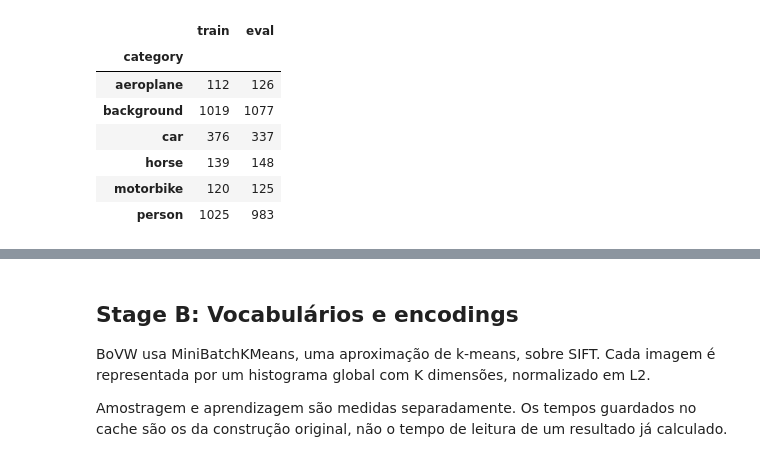
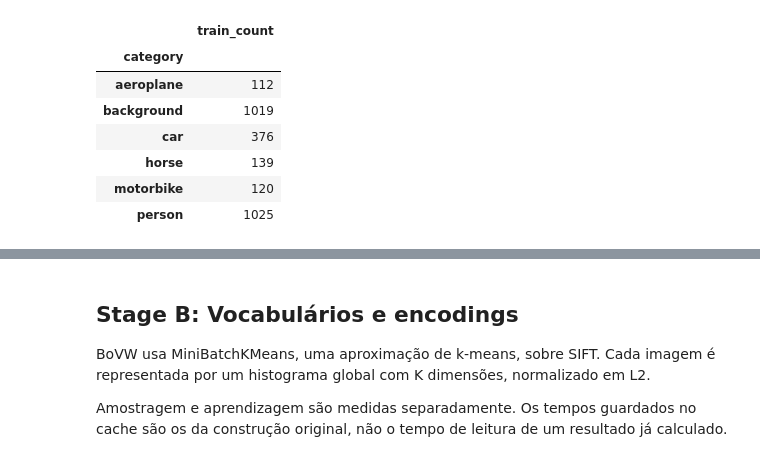
Before and after one commit to luis-bb/iacv_labs, a Jupyter notebook: assignment2/code/3_vocabulary_pca.ipynb, the cells around one changed output, grey strips where cells are left out. Saved outputs shown, nothing was run; the diff lists cells and outputs as text; code cells hidden in the pictures.

Commit message:
part3

```diff
--- a/assignment2/code/3_vocabulary_pca.ipynb
+++ b/assignment2/code/3_vocabulary_pca.ipynb
@@ -25,7 +23,7 @@ from inspect import signature
 from sklearn.cluster import MiniBatchKMeans
 from sklearn.decomposition import PCA
 from sklearn.svm import LinearSVC
-from sklearn.model_selection import train_test_split
+from sklearn.model_selection import StratifiedKFold
 from sklearn.metrics import average_precision_score, accuracy_score, f1_score, confusion_matrix
 from sklearn.exceptions import ConvergenceWarning
 from IPython.display import display
@@ -35,22 +33,20 @@ from src.features import computeFeatures
 PART3_ROOT = Path("data")
 PART3_OUTPUT = Path("results/part3_complete")
 PART3_CACHE = PART3_OUTPUT / "cache"
-PART3_TEST_SPLITS = None
-PART3_TEST_IMAGES = None
 PART3_CATEGORIES = ("motorbike", "aeroplane", "person", "horse", "car")
 PART3_SEEDS = (42, 43, 44)
 PART3_DIMS = (128, 256)
-PART3_VAL_FRACTION = 0.2
+PART3_N_FOLDS = 5
 PART3_C = 10.0
 PART3_SAMPLE_IMAGES_PER_CLASS = 100
 PART3_SAMPLE_DESCRIPTORS = 128
 PART3_MAX_DESCRIPTORS = 2000
 PART3_METHODS = {"bovw": (128, 256, 512, 1024)}
 SVM_DEFAULTS = signature(utils.train_svm).parameters
-SVM_MAX_ITER = SVM_DEFAULTS["max_iter"].default
+SVM_MAX_ITER = 200_000  # coerente com Part 1/2; evita parar cedo nos dados de alta dimensão
 SVM_TOL = SVM_DEFAULTS["tol"].default
 SVM_SEED = SVM_DEFAULTS["seed"].default
-PART3_VERSION = "bovw-only-v1"
+PART3_VERSION = "bovw-cv5-multilabel-v3"
 PART3_OUTPUT.mkdir(parents=True, exist_ok=True)
 PART3_CACHE.mkdir(parents=True, exist_ok=True)
 
@@ -62,7 +58,8 @@ part3_environment = {"python": platform.python_version(), "numpy": np.__version_
     "sample_images_per_class": PART3_SAMPLE_IMAGES_PER_CLASS,
     "sample_descriptors_per_image": PART3_SAMPLE_DESCRIPTORS,
     "max_descriptors_per_image": PART3_MAX_DESCRIPTORS,
-    "test_splits": str(PART3_TEST_SPLITS), "test_images": str(PART3_TEST_IMAGES),
+    "evaluation": "train-only repeated 5-fold CV, multi-label-aware; NO test/val evaluation",
+    "folds": PART3_N_FOLDS,
     "version": PART3_VERSION}
 display(part3_environment)
 (PART3_OUTPUT / "environment.json").write_text(
@@ -103,30 +98,39 @@ def cacheKey(*values):
 
 
 part3_train_table = utils.loadSamplesTable(PART3_ROOT / "splits", PART3_ROOT / "images", subset="train")
-if (PART3_TEST_SPLITS is None) != (PART3_TEST_IMAGES is None):
-    raise ValueError("Definir simultaneamente os splits e as imagens do teste")
-part3_eval_table = utils.loadSamplesTable(
-    PART3_ROOT / "splits" if PART3_TEST_SPLITS is None else Path(PART3_TEST_SPLITS),
-    PART3_ROOT / "images" if PART3_TEST_IMAGES is None else Path(PART3_TEST_IMAGES),
-    subset="val")
-part3_eval_label = "val fornecido reutilizado" if PART3_TEST_SPLITS is None else "teste externo fornecido pelo utilizador"
 part3_allowed = (*PART3_CATEGORIES, "background")
 part3_train_table = part3_train_table[part3_train_table.category.isin(part3_allowed)].copy()
-part3_eval_table = part3_eval_table[part3_eval_table.category.isin(part3_allowed)].copy()
-for table in (part3_train_table, part3_eval_table):
-    for category in part3_allowed:
-        if (table.category == category).sum() < 2:
-            raise ValueError(f"Faltam imagens da categoria {category}")
-    if table.duplicated(["filename", "category"]).any():
-        raise ValueError("Imagens repetidas na mesma categoria")
-assert not set(part3_train_table.filename).intersection(part3_eval_table.filename)
-part3_train_images = part3_train_table.drop_duplicates("filename").sort_values("filename").reset_index(drop=True)
-part3_eval_images = part3_eval_table.drop_duplicates("filename").sort_values("filename").reset_index(drop=True)
-part3_stats = pd.DataFrame({"train": part3_train_table.groupby("category").size(),
-                           "eval": part3_eval_table.groupby("category").size()})
+for category in part3_allowed:
+    if (part3_train_table.category == category).sum() < PART3_N_FOLDS:
+        raise ValueError(f"São necessárias >= {PART3_N_FOLDS} imagens na classe {category}")
+if part3_train_table.duplicated(["filename", "category"]).any():
+    raise ValueError("Imagens repetidas na mesma categoria")
+# O dataset admite imagens com várias categorias (multi-label). A identidade
+# da imagem é filename; NÃO exigir que cada imagem tenha uma só categoria.
+# Uma mesma imagem nunca pode ser usada em dois folds distintos.
+path_counts = part3_train_table.groupby("filename")["filepath"].nunique()
+if (path_counts > 1).any():
+    conflicting = path_counts[path_counts > 1].index[:5].tolist()
+    raise ValueError(f"Mesmo filename com caminhos diferentes (verificar IDs): {conflicting}")
+# Positivos e background são mutuamente exclusivos na avaliação binária.
+targets = part3_train_table[part3_train_table.category.isin(PART3_CATEGORIES)]
+bg_names = set(part3_train_table.loc[part3_train_table.category.eq("background"), "filename"])
+ambiguous = bg_names.intersection(targets.filename)
+if ambiguous:
+    raise ValueError(f"Existem imagens anotadas como background e positivas: {sorted(ambiguous)[:5]}")
+part3_train_images = (part3_train_table.drop_duplicates("filename")
+                      .sort_values("filename").reset_index(drop=True))
+part3_membership = (pd.crosstab(part3_train_table.filename, part3_train_table.category)
+                    .reindex(index=part3_train_images.filename, columns=part3_allowed,
+                             fill_value=0).gt(0).astype(np.int8))
+part3_label_matrix = part3_membership.to_numpy(dtype=np.int8)
+if not part3_label_matrix.any(axis=1).all():
+    raise ValueError("Existem imagens sem nenhuma categoria válida")
+part3_multilabel_count = int((part3_label_matrix.sum(axis=1) > 1).sum())
+part3_stats = part3_train_table.groupby("category").size().rename("train_count").to_frame()
 display(part3_stats)
-print("Avaliação externa:", part3_eval_label)
-
+print(f"Imagens distintas: {len(part3_train_images)}; com várias categorias: {part3_multilabel_count}.")
+print(f"Protocolo: apenas train; {PART3_N_FOLDS}-fold CV; seeds={PART3_SEEDS}. Sem val/test.")
 
 def localFeatures(row):
     path = Path(row.filepath)
@@ -140,38 +144,38 @@ def localFeatures(row):
     # Leitura compatível com caminhos Unicode no Windows.
     image = cv2.imdecode(np.fromfile(path, dtype=np.uint8), cv2.IMREAD_COLOR)
     if image is None:
         raise ValueError(f"Não foi possível ler {path}")
     _, descriptors, _ = computeFeatures(cv2.cvtColor(image, cv2.COLOR_BGR2RGB))
     extraction_seconds = perf_counter() - started
     if PART3_MAX_DESCRIPTORS and len(descriptors) > PART3_MAX_DESCRIPTORS:
         indices = np.linspace(0, len(descriptors)-1, PART3_MAX_DESCRIPTORS, dtype=int)
         descriptors = descriptors[indices]
     descriptors = np.asarray(descriptors, dtype=np.float32)
     if not len(descriptors):
         raise ValueError(f"Imagem sem descritores: {path}")
     np.savez_compressed(output, descriptors=descriptors, extraction_s=extraction_seconds)
     return descriptors, extraction_seconds
 
 
 def sampleLocalFeatures(table, seed):
     rng = np.random.default_rng(seed)
     chosen = []
     for _, rows in table.groupby("category"):
         chosen.extend(rng.choice(rows.filename.unique(),
                       min(PART3_SAMPLE_IMAGES_PER_CLASS, rows.filename.nunique()), replace=False))
     images = table[table.filename.isin(chosen)].drop_duplicates("filename").sort_values("filename")
     samples = []
     for row in images.itertuples():
         descriptors, _ = localFeatures(row)
         indices = rng.choice(len(descriptors), min(PART3_SAMPLE_DESCRIPTORS, len(descriptors)), replace=False)
         samples.append(descriptors[indices])
     return np.vstack(samples)
 # %% [output]
-|  | train | eval |
-| category |  |  |
-| aeroplane | 112 | 126 |
-| background | 1019 | 1077 |
-| car | 376 | 337 |
-| horse | 139 | 148 |
-| motorbike | 120 | 125 |
-| person | 1025 | 983 |
+|  | train_count |
+| category |  |
+| aeroplane | 112 |
+| background | 1019 |
+| car | 376 |
+| horse | 139 |
+| motorbike | 120 |
+| person | 1025 |
```
Also changed, not shown: parts of 21 cells of this notebook.
